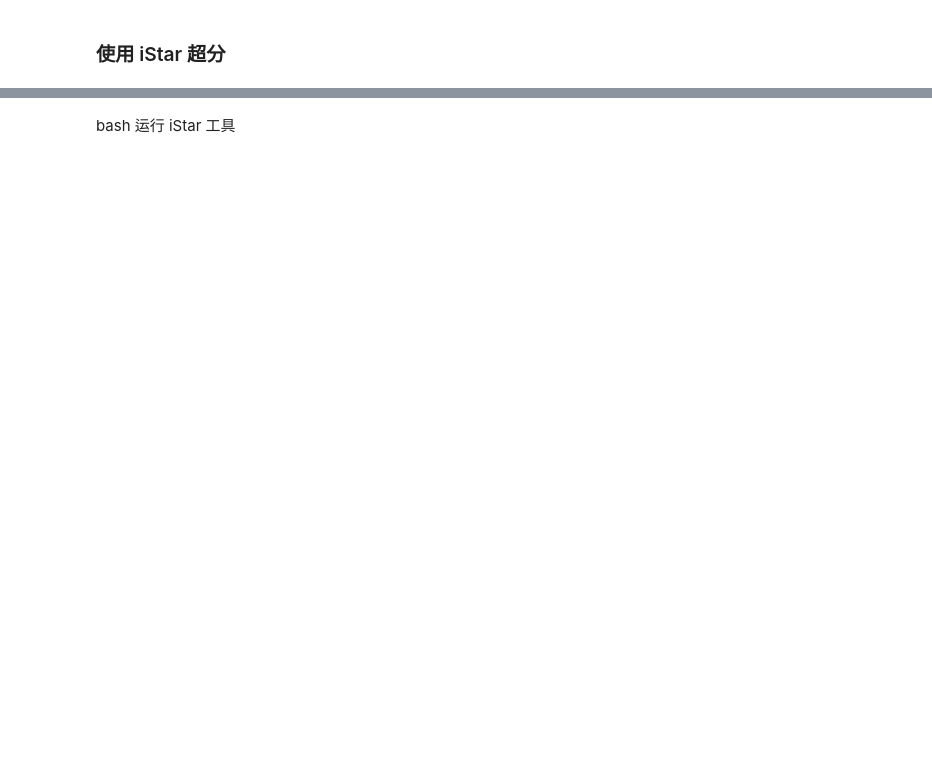
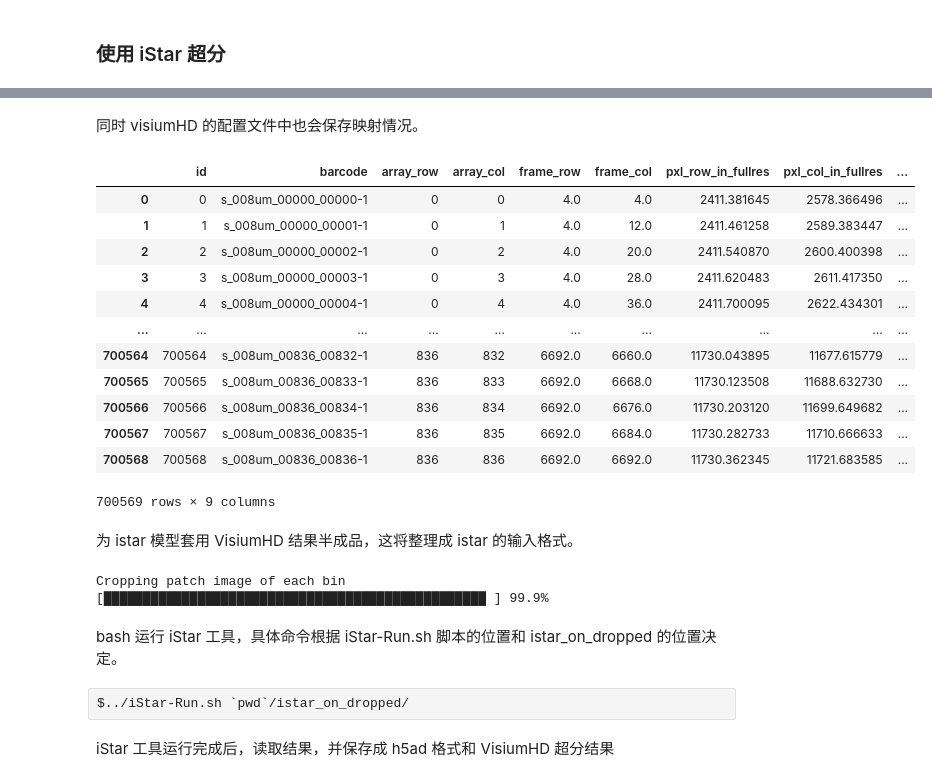
Before and after one commit to Yirios/SuperResolvedST-Pipline, a Jupyter notebook: analyses/Drop_Visium.ipynb, the cells around one changed output, grey strips where cells are left out. Saved outputs shown, nothing was run; the diff lists cells and outputs as text; code cells hidden in the pictures; blank space fills up the shorter version.

```diff
--- a/analyses/Drop_Visium.ipynb
+++ b/analyses/Drop_Visium.ipynb
@@ -56,0 +59,3 @@ Finish save in 1.3274 s
+# %%
+visiumHD_profile = VisiumHDProfile(bin_size=8)
+visiumHD_profile.tissue_positions
@@ -70,5 +108,35 @@ Finish load in 0.1660 s
+# %% [markdown]
+同时 visiumHD 的配置文件中也会保存映射情况。
+# %%
+visiumHD_profile.tissue_positions
+# %% [output]
+|  | id | barcode | array_row | array_col | frame_row | frame_col | pxl_row_in_fullres | pxl_col_in_fullres | ... |
+| 0 | 0 | s_008um_00000_00000-1 | 0 | 0 | 4.0 | 4.0 | 2411.381645 | 2578.366496 | ... |
+| 1 | 1 | s_008um_00000_00001-1 | 0 | 1 | 4.0 | 12.0 | 2411.461258 | 2589.383447 | ... |
+| 2 | 2 | s_008um_00000_00002-1 | 0 | 2 | 4.0 | 20.0 | 2411.540870 | 2600.400398 | ... |
+| 3 | 3 | s_008um_00000_00003-1 | 0 | 3 | 4.0 | 28.0 | 2411.620483 | 2611.417350 | ... |
+| 4 | 4 | s_008um_00000_00004-1 | 0 | 4 | 4.0 | 36.0 | 2411.700095 | 2622.434301 | ... |
+| ... | ... | ... | ... | ... | ... | ... | ... | ... | ... |
+| 700564 | 700564 | s_008um_00836_00832-1 | 836 | 832 | 6692.0 | 6660.0 | 11730.043895 | 11677.615779 | ... |
+| 700565 | 700565 | s_008um_00836_00833-1 | 836 | 833 | 6692.0 | 6668.0 | 11730.123508 | 11688.632730 | ... |
+| 700566 | 700566 | s_008um_00836_00834-1 | 836 | 834 | 6692.0 | 6676.0 | 11730.203120 | 11699.649682 | ... |
+| 700567 | 700567 | s_008um_00836_00835-1 | 836 | 835 | 6692.0 | 6684.0 | 11730.282733 | 11710.666633 | ... |
+| 700568 | 700568 | s_008um_00836_00836-1 | 836 | 836 | 6692.0 | 6692.0 | 11730.362345 | 11721.683585 | ... |
+700569 rows × 9 columns
+# %% [markdown]
+为 istar 模型套用 VisiumHD 结果半成品，这将整理成 istar 的输入格式。
+# %%
+istar_visium.set_target_VisiumHD(visiumHD_demo)
+istar_visium.save_input("istar_on_dropped")
+# %% [output]
+Cropping patch image of each bin
+[█████████████████████████████████████████████████ ] 99.9%
 # %% [markdown]
-bash 运行 iStar 工具
+bash 运行 iStar 工具，具体命令根据 iStar-Run.sh 脚本的位置和 istar_on_dropped 的位置决定。
+# %% [raw]
+$../iStar-Run.sh `pwd`/istar_on_dropped/
+# %% [markdown]
+iStar 工具运行完成后，读取结果，并保存成 h5ad 格式和 VisiumHD 超分结果
 # %%
 istar_visium.load_output("istar_on_dropped")
 istar_visium.to_h5ad()
```
Also changed, not shown: parts of 17 cells of this notebook, 5 other files.
